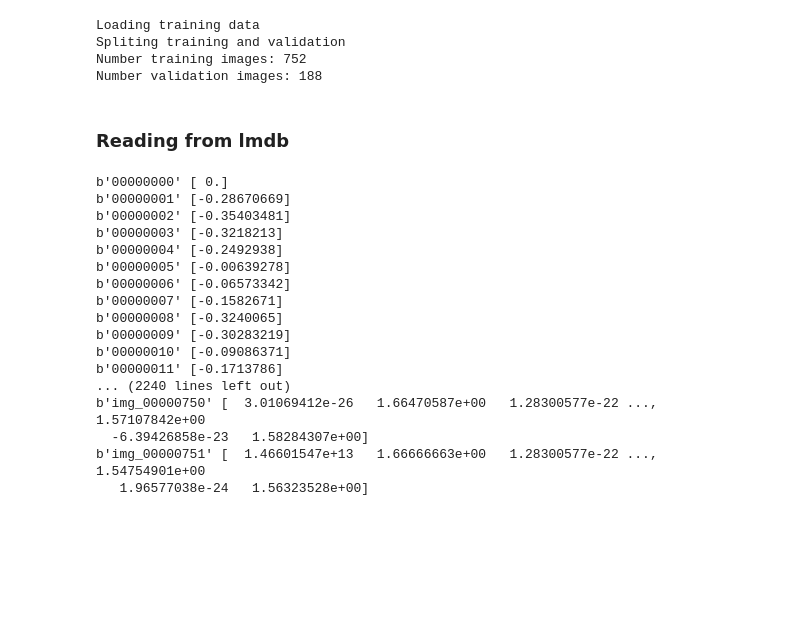
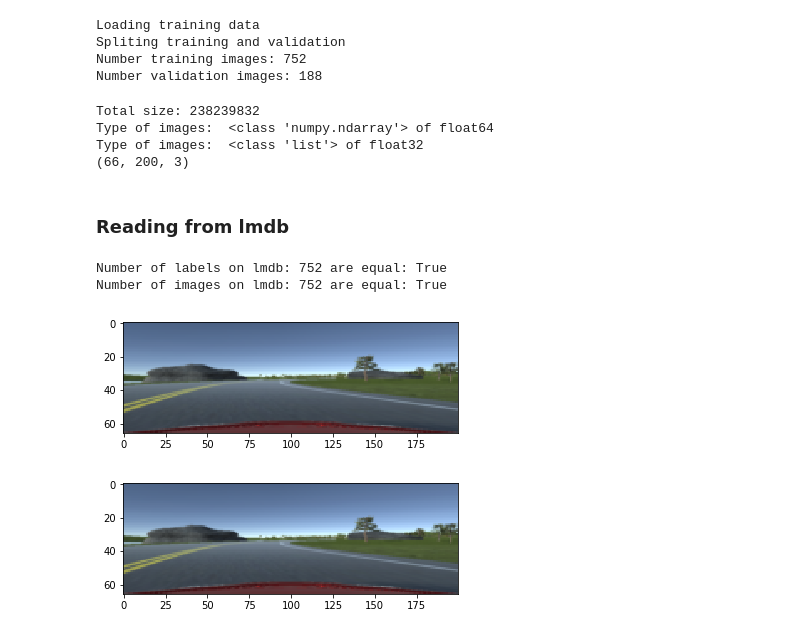
Before and after one commit to VisBlank/DLMatFramework, a Jupyter notebook: virtual/tensorDriver/ConvertToLMDB.ipynb, the cells around one changed output. Drawn from its saved outputs; the diff is of its cells as text; code cells hidden in the pictures; blank space fills up the shorter version.

Commit message:
Notebook for HDF5-->LMDB conversion working

```diff
--- a/virtual/tensorDriver/ConvertToLMDB.ipynb
+++ b/virtual/tensorDriver/ConvertToLMDB.ipynb
@@ -32,9 +34,25 @@ Loading training data
 Spliting training and validation
 Number training images: 752
 Number validation images: 188
+# %%
+# get size in bytes of lists
+size_bytes_images = xs[0].nbytes * len(xs)
+size_bytes_labels = sys.getsizeof(ys)
+total_size = size_bytes_images + size_bytes_labels
+print('Total size: %d' % (size_bytes_images+size_bytes_labels))
+print('Type of images: ', type(xs[0]), 'of', xs[0].dtype)
+print('Type of images: ', type(ys[0]), 'of', ys[0][0].dtype)
+shape_img = xs[0].shape
+print(shape_img)
+# %% [output]
+Total size: 238239832
+Type of images:  <class 'numpy.ndarray'> of float64
+Type of images:  <class 'list'> of float32
+(66, 200, 3)
 # %%
 # Open LMDB file
-env = lmdb.open('mylmdb', map_size=2000000000)
+#env = lmdb.open('mylmdb', map_size=2000000000)
+env = lmdb.open('mylmdb', map_size=total_size*10)
 # %%
 # Get a write lmdb transaction, lmdb store stuff with a key,value(in bytes) format
 with env.begin(write=True) as txn:
@@ -42,38 +60,38 @@ with env.begin(write=True) as txn:
     idx = 0
     for (tup_element) in list(zip(xs, ys)):
         img,steer = tup_element
-        str_id = '{:08}'.format(idx)
+        str_id = 'label_{:08}'.format(idx)
         img_id = 'img_{:08}'.format(idx)
-        #print(type(steer[0]))
-        #print(type(img))
-        # The current type of steer is np.float32
+        # The current type of steer is np.float32 and img ndarray of float64
         txn.put(bytes(str_id.encode('ascii')),steer[0].tobytes())
         txn.put(bytes(img_id.encode('ascii')),img.tobytes())
         idx += 1
 # %% [markdown]
 ### Reading from lmdb
 # %%
+lst_labels = []
+lst_imgs = []
 env = lmdb.open('mylmdb', readonly=True)
 with env.begin() as txn:
     cursor = txn.cursor()
     for key, value in cursor:
-        print(key, np.frombuffer(value, dtype=np.float32))
+        #print(key, np.frombuffer(value, dtype=np.float32))
         #print(key, value)
+        key_str = key.decode('ascii')
+        if 'label' in key_str:
+            lst_labels.append(np.frombuffer(value, dtype=np.float32))
+        else:
+            # Must be images
+            lst_imgs.append(np.frombuffer(value, dtype=np.float64).reshape(shape_img))
-# %% [output]
-b'00000000' [ 0.]
-b'00000001' [-0.28670669]
-b'00000002' [-0.35403481]
-b'00000003' [-0.3218213]
-b'00000004' [-0.2492938]
-b'00000005' [-0.00639278]
-b'00000006' [-0.06573342]
-b'00000007' [-0.1582671]
-b'00000008' [-0.3240065]
-b'00000009' [-0.30283219]
-b'00000010' [-0.09086371]
-b'00000011' [-0.1713786]
-... (2240 lines left out)
-b'img_00000750' [  3.01069412e-26   1.66470587e+00   1.28300577e-22 ...,   1.57107842e+00
-  -6.39426858e-23   1.58284307e+00]
-b'img_00000751' [  1.46601547e+13   1.66666663e+00   1.28300577e-22 ...,   1.54754901e+00
-   1.96577038e-24   1.56323528e+00]
+# %%
+print('Number of labels on lmdb:',len(lst_labels), 'are equal:', lst_labels == ys)
+print('Number of images on lmdb:',len(lst_imgs), 'are equal:', np.array_equal(xs,lst_imgs))
+plt.imshow(xs[0])
+plt.show()
+plt.imshow(lst_imgs[0])
+plt.show()
+# %% [output]
+Number of labels on lmdb: 752 are equal: True
+Number of images on lmdb: 752 are equal: True
+[figure, added]
+[figure, added]
```
Also changed, not shown: parts of 1 cell of this notebook.
